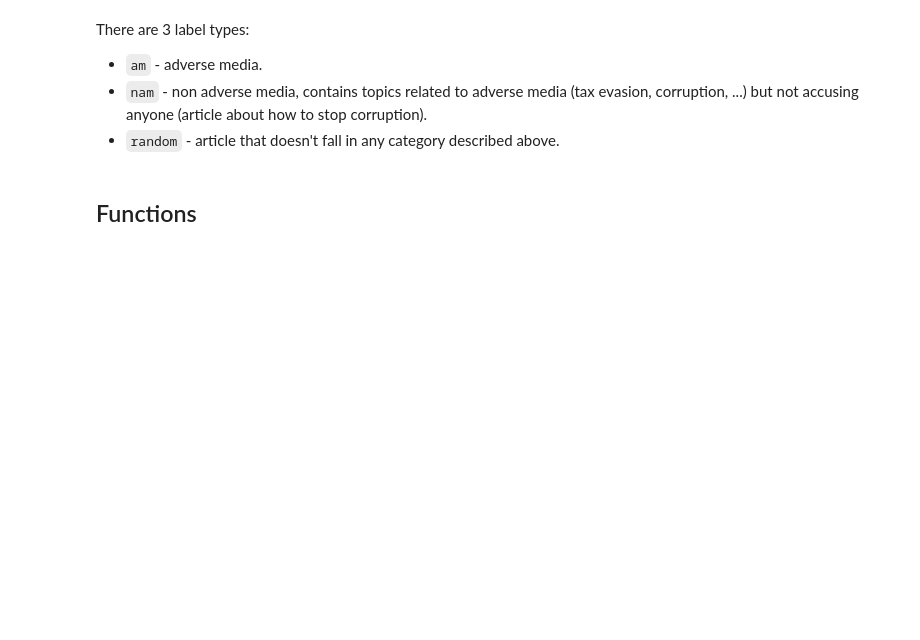
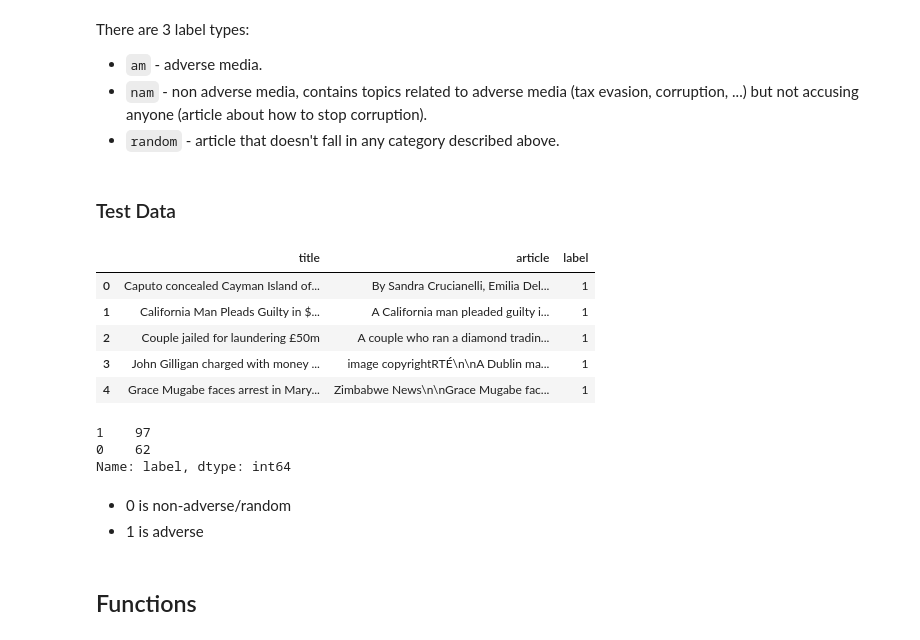
Before and after one commit to ryptoc/4N-Negative-News-Neural-Nets---ML-Project, a Jupyter notebook: project/Preprocessing.ipynb, the cells around one changed output. Saved outputs shown, nothing was run; the diff lists cells and outputs as text; code cells hidden in the pictures; blank space fills up the shorter version.

```diff
--- a/project/Preprocessing.ipynb
+++ b/project/Preprocessing.ipynb
@@ -19,3 +19,4 @@ train_non_adverse = pd.read_csv("data/nam.csv")
 train_adverse = pd.read_csv("data/am.csv")
 train_random_additional = pd.read_csv("data/random.csv")
 am_additional = pd.read_csv("data/am_additional.csv")
+test = pd.read_csv("data/test.csv", usecols=["title", "article", "label"])
@@ -53,6 +56,26 @@ There are 3 label types:
 * `am` - adverse media.
 * `nam` -  non adverse media, contains topics related to adverse media (tax evasion, corruption, ...) but not accusing anyone (article about how to stop corruption).
 * `random` - article that doesn't fall in any category described above.
+# %% [markdown]
+### Test Data
+# %%
+test.head()
+# %% [output]
+|  | title | article | label |
+| 0 | Caputo concealed Cayman Island of... | By Sandra Crucianelli, Emilia Del... | 1 |
+| 1 | California Man Pleads Guilty in $... | A California man pleaded guilty i... | 1 |
+| 2 | Couple jailed for laundering £50m | A couple who ran a diamond tradin... | 1 |
+| 3 | John Gilligan charged with money ... | image copyrightRTÉ\n\nA Dublin ma... | 1 |
+| 4 | Grace Mugabe faces arrest in Mary... | Zimbabwe News\n\nGrace Mugabe fac... | 1 |
+# %%
+test.label.value_counts()
+# %% [output]
+1    97
+0    62
+Name: label, dtype: int64
+# %% [markdown]
+* 0 is non-adverse/random
+* 1 is adverse
 # %% [markdown]
 ## Functions
 # %% [markdown]
```
Also changed, not shown: parts of 3 cells of this notebook, 2 other files.
